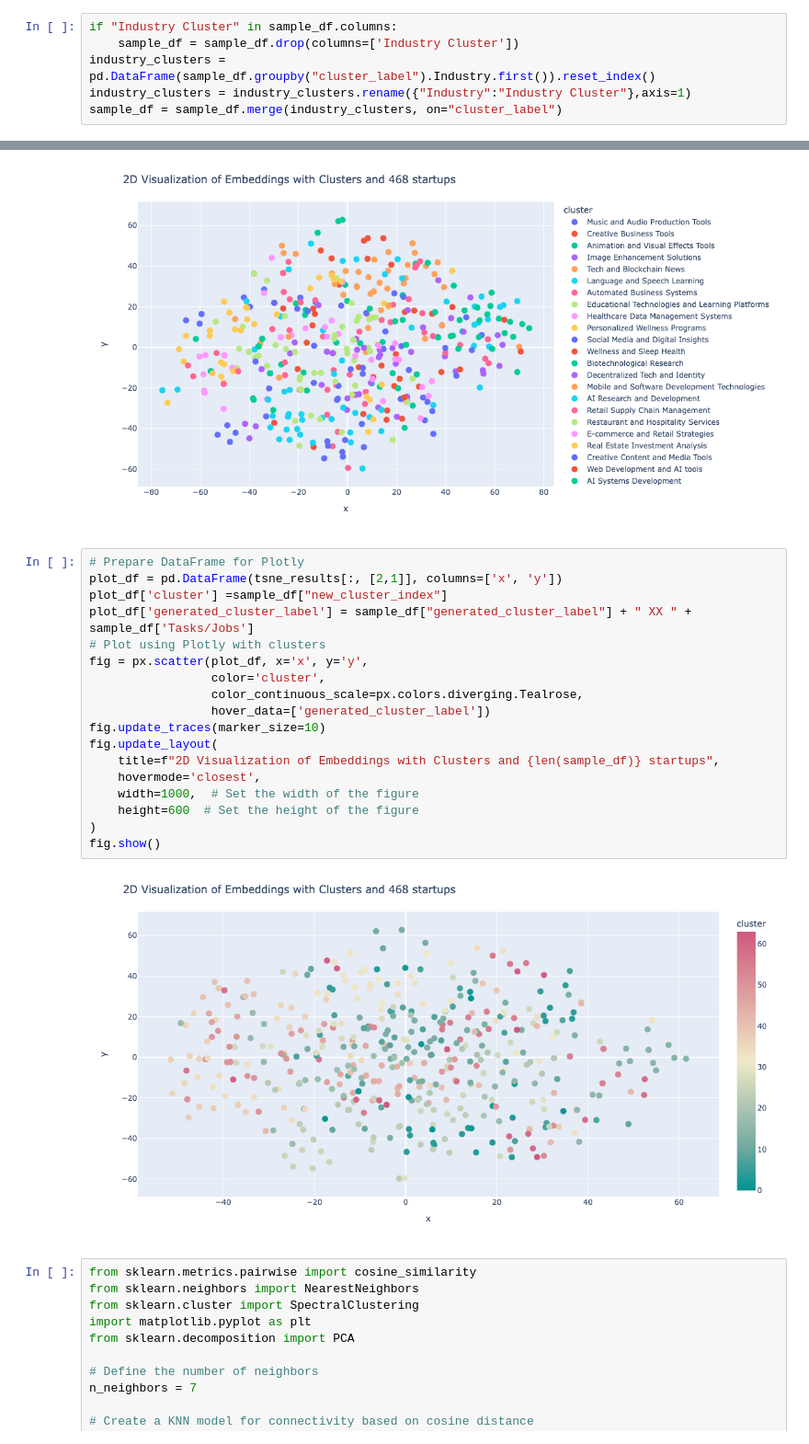
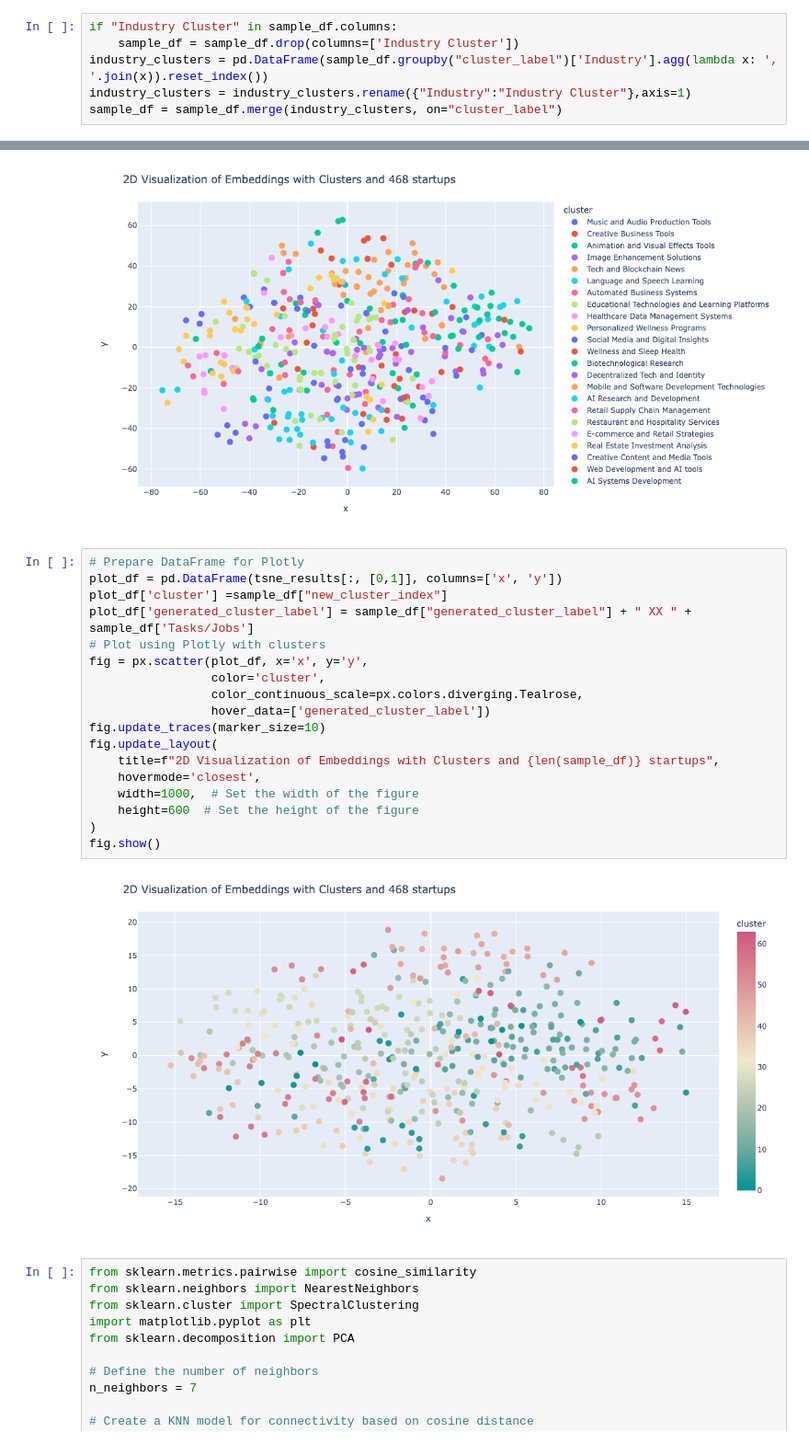
Before and after one commit to Julia-Susser/AI-Startup-Impact-on-US-Labor-Economy-via-Task-Automation, a Jupyter notebook: clustering.ipynb, the cells around one changed output, grey strips where cells are left out. Shown at 92% size. Cells and saved outputs as stored; diff of their text form.

```diff
--- a/clustering.ipynb
+++ b/clustering.ipynb
@@ -211,7 +211,7 @@ People Using Tool: Businesses, IT managers
 # %%
 if "Industry Cluster" in sample_df.columns:
     sample_df = sample_df.drop(columns=['Industry Cluster'])
-industry_clusters = pd.DataFrame(sample_df.groupby("cluster_label").Industry.first()).reset_index()
+industry_clusters = pd.DataFrame(sample_df.groupby("cluster_label")['Industry'].agg(lambda x: ', '.join(x)).reset_index())
 industry_clusters = industry_clusters.rename({"Industry":"Industry Cluster"},axis=1)
 sample_df = sample_df.merge(industry_clusters, on="cluster_label")
 # %%
@@ -442,24 +505,24 @@ fig.show()
 [figure]
 # %%
 # Prepare DataFrame for Plotly
-plot_df = pd.DataFrame(tsne_results[:, [2,1]], columns=['x', 'y'])
+plot_df = pd.DataFrame(tsne_results[:, [0,1]], columns=['x', 'y'])
 plot_df['cluster'] =sample_df["new_cluster_index"]
 plot_df['generated_cluster_label'] = sample_df["generated_cluster_label"] + " XX " + sample_df['Tasks/Jobs']
 # Plot using Plotly with clusters
 fig = px.scatter(plot_df, x='x', y='y',
                  color='cluster',
                  color_continuous_scale=px.colors.diverging.Tealrose,
                  hover_data=['generated_cluster_label'])
 fig.update_traces(marker_size=10)
 fig.update_layout(
     title=f"2D Visualization of Embeddings with Clusters and {len(sample_df)} startups",
     hovermode='closest',
     width=1000,  # Set the width of the figure
     height=600  # Set the height of the figure
 )
 fig.show()
 # %% [output]
-[figure, old version]
+[figure, new version]
 # %%
 from sklearn.metrics.pairwise import cosine_similarity
 from sklearn.neighbors import NearestNeighbors
```
Also changed, not shown: parts of 10 cells of this notebook, 7 other files.
